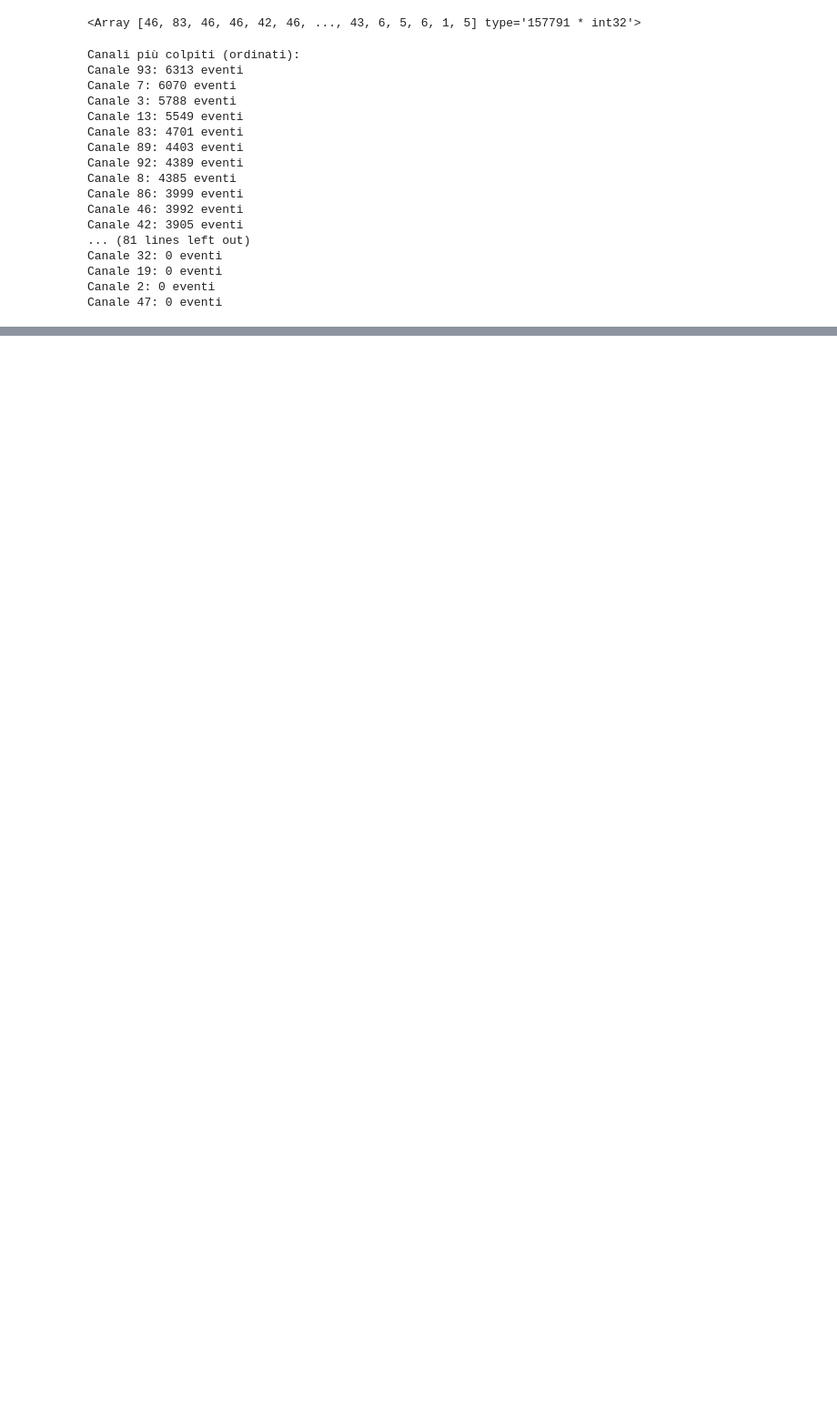
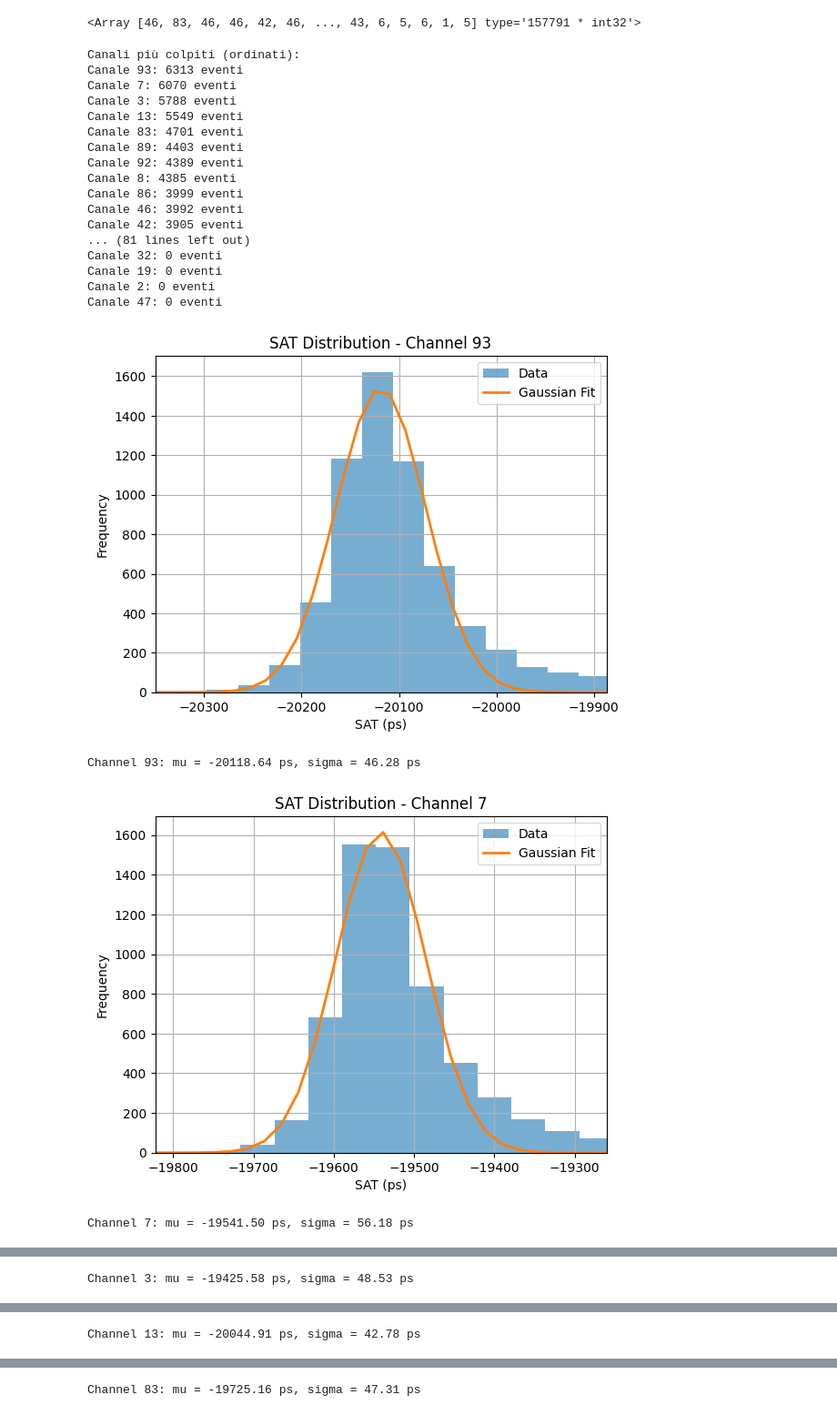
Before and after one commit to annascanu/TestbeamAnalysis, a Jupyter notebook: src/complete_analysis_PICOSEC.ipynb, the cells around one changed output, grey strips where cells are left out. Shown at 91% size. Drawn from its saved outputs; the diff is of its cells as text; code cells hidden in the pictures; blank space fills up the shorter version.

Commit message:
update on the time analysis

```diff
--- a/src/complete_analysis_PICOSEC.ipynb
+++ b/src/complete_analysis_PICOSEC.ipynb
@@ -300,3 +300,53 @@ Canale 32: 0 eventi
 Canale 19: 0 eventi
 Canale 2: 0 eventi
 Canale 47: 0 eventi
+# %%
+##### analisi di tutti i canali con almeno 1000 eventi
+sorted_sigmas = []
+for x in sorted_channels:
+    ##gaus analysis
+    channel_mask = channel[:, 0] == x
+    single_hit_mask = hits == 1
+    valid_mask = (
+        (ak.num(amplitude_PICOSEC) >= 1) &
+        (ak.num(cfd_PICO) >= 1) &
+        good_track_mask
+    )
+    event_mask = channel_mask & single_hit_mask & valid_mask
+    good_amplitude = amplitude_PICOSEC[event_mask][:,0]
+    good_SAT = cfd_PICO[event_mask][:,0] - cfd_MCP[event_mask] - (Cell0TimeStamp_MCP[event_mask]*1e3-Cell0TimeStamp_PICOSEC[event_mask][:,0]*1e3)
+    sat_values = ak.to_numpy(good_SAT)
+    sat_values = sat_values[~np.isnan(sat_values)]
+    if len(sat_values) < 1000:
+        continue
+    mean = np.mean(sat_values)
+    std = np.std(sat_values)
+    bins = 1000
+    hist, bin_edges = np.histogram(sat_values, bins=bins)
+    bin_centers = 0.5 * (bin_edges[:-1] + bin_edges[1:])
+    popt, pcov = curve_fit(
+    gauss,
+    bin_centers,
+    hist,
+    p0=[max(hist), mean, std],
+    bounds=([0, -np.inf, 0], [np.inf, np.inf, np.inf])
+)
+    A_fit, mu_fit, sigma_fit = popt
+    x_fit = np.linspace(bin_edges[0], bin_edges[-1], 2000)
+    y_fit = gauss(x_fit, *popt)
+    plt.hist(sat_values, bins=bins, alpha=0.6, label='Data')
+    plt.plot(x_fit, y_fit, linewidth=2, label='Gaussian Fit')
+    plt.xlabel('SAT (ps)')
+    plt.ylabel('Frequency')
+    plt.title(f'SAT Distribution - Channel {x}')
+    plt.xlim(mu_fit - 5*sigma_fit, mu_fit + 5*sigma_fit)
+    plt.legend()
+    plt.grid()
+    plt.show()
+    print(f"Channel {x}: mu = {mu_fit:.2f} ps, sigma = {sigma_fit:.2f} ps")
+    sorted_sigmas.append((x, sigma_fit))
+# %% [output]
+[figure, added]
+Channel 93: mu = -20118.64 ps, sigma = 46.28 ps
+[figure, added]
+Channel 7: mu = -19541.50 ps, sigma = 56.18 ps
@@ -302,0 +354 @@ Canale 47: 0 eventi
+Channel 3: mu = -19425.58 ps, sigma = 48.53 ps
@@ -302,0 +356 @@ Canale 47: 0 eventi
+Channel 13: mu = -20044.91 ps, sigma = 42.78 ps
@@ -302,0 +358 @@ Canale 47: 0 eventi
+Channel 83: mu = -19725.16 ps, sigma = 47.31 ps
```
Also changed, not shown: parts of 7 cells of this notebook.
